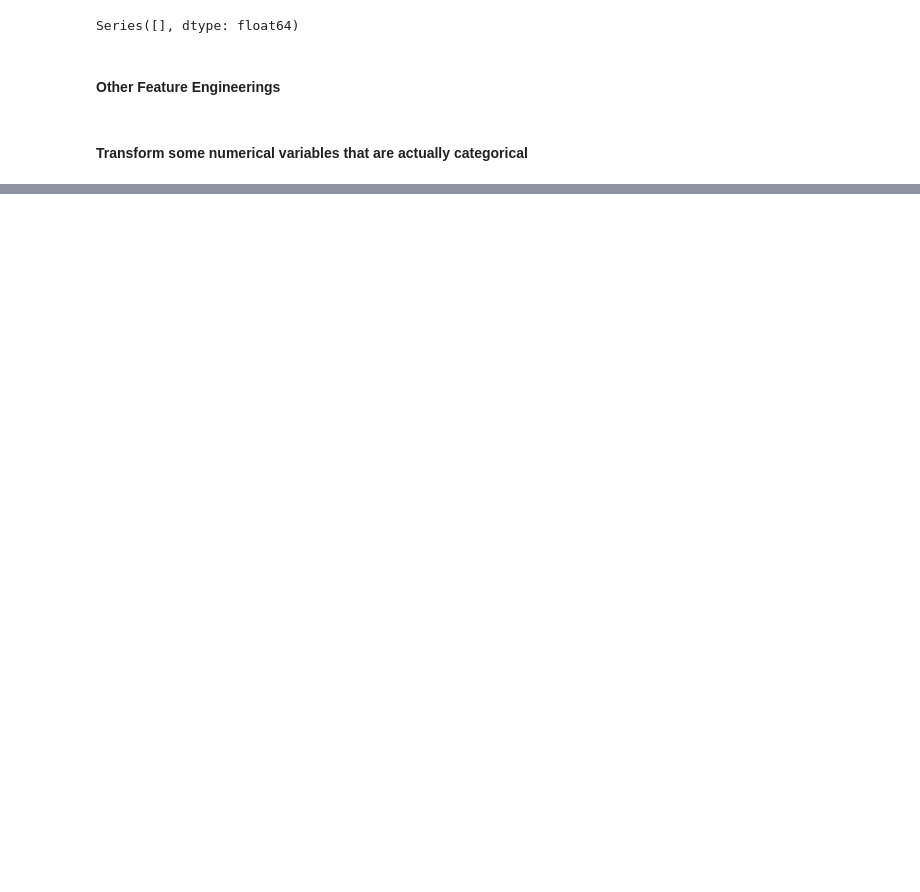
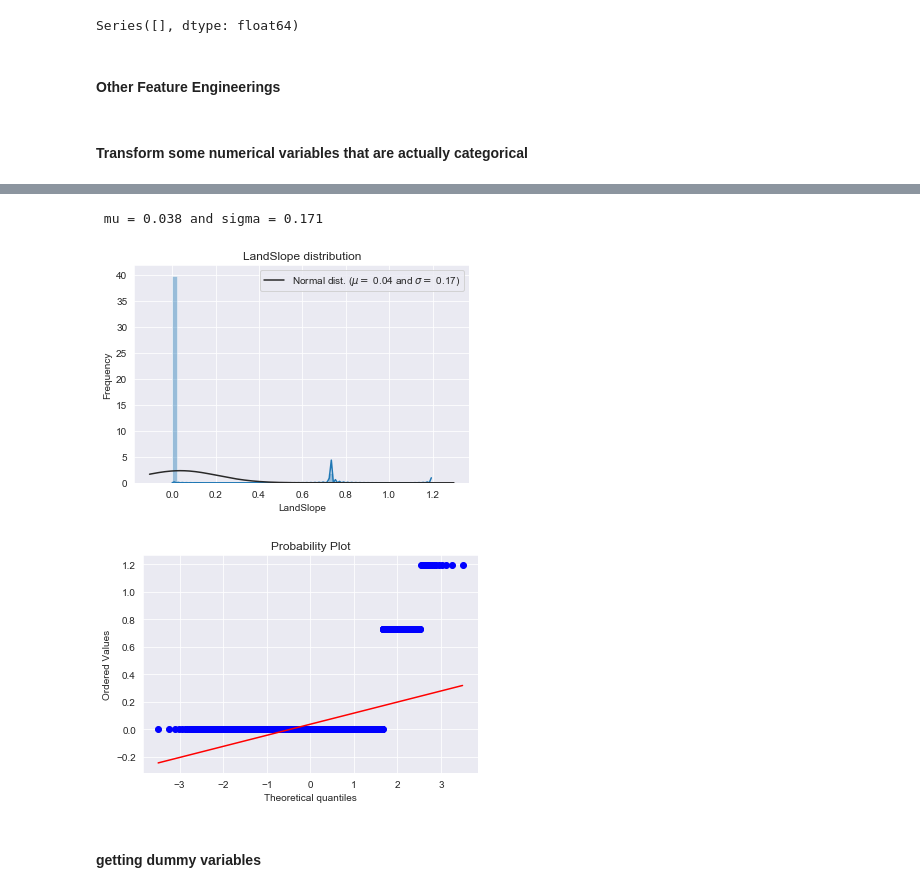
Before and after one commit to PengInGitHub/catboost, a Jupyter notebook: regression_house_price.ipynb, the cells around one changed output, grey strips where cells are left out. Saved outputs shown, nothing was run; the diff lists cells and outputs as text; code cells hidden in the pictures; blank space fills up the shorter version.

```diff
--- a/regression_house_price.ipynb
+++ b/regression_house_price.ipynb
@@ -250,0 +332,8 @@ for col in ['MSSubClass', 'OverallCond', 'YrSold', 'MoSold']:
+# %%
+# filter all numerical features
+numeric_features = all_data.dtypes[all_data.dtypes != 'object'].index
+
+# check the skew of all numerical features
+skewed_features = all_data[numeric_features].apply(lambda x: skew(x.dropna())).sort_values(ascending=False)
+skewness = pd.DataFrame({'Skew':skewed_features})
+skewness.head()
@@ -250,0 +360,13 @@ for col in ['MSSubClass', 'OverallCond', 'YrSold', 'MoSold']:
+# %%
+skewed_features = skewness.index
+lam = 0.15
+for feat in skewed_features:
+    all_data[feat] = boxcox1p(all_data[feat], lam)
+# %%
+distribution_plot('LandSlope', all_data) # the target is right skewed
+# %% [output]
+ mu = 0.038 and sigma = 0.171
+[figure, added]
+[figure, added]
+# %% [markdown]
+#### getting dummy variables
```
Also changed, not shown: parts of 33 cells of this notebook.
